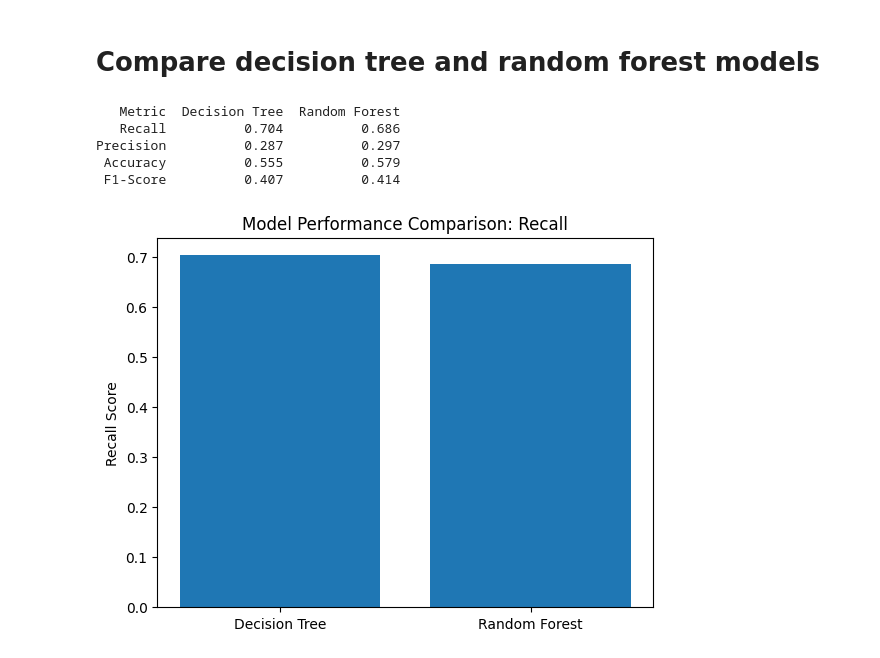
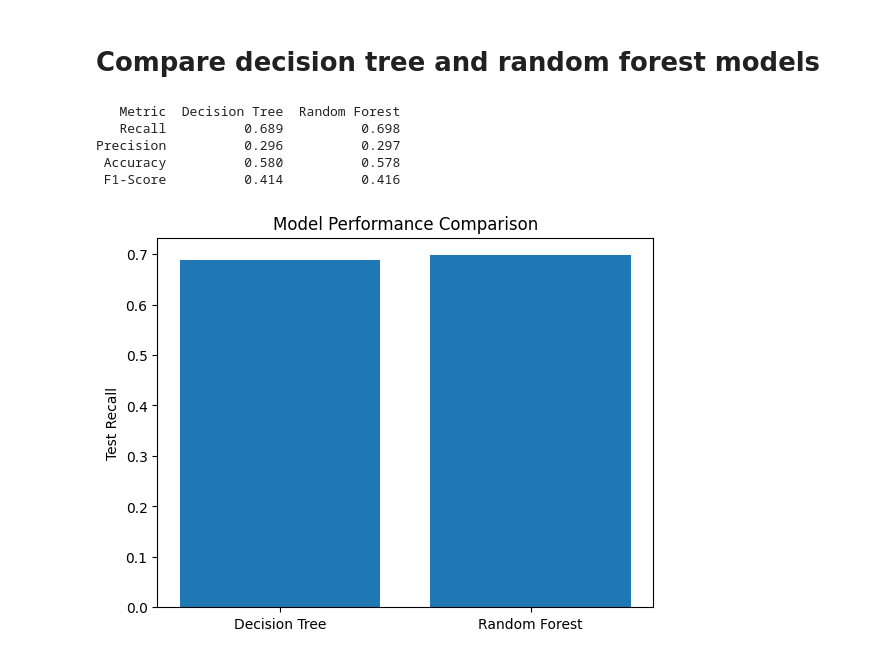
Before and after one commit to amylin1249/nypd-enforcement-gap, a Jupyter notebook: src/train_nonlinear_model.ipynb, the cells around one changed output. Saved outputs shown, nothing was run; the diff lists cells and outputs as text; code cells hidden in the pictures.

Commit message:
Updated model comparison for decision tree and random forest

```diff
--- a/src/train_nonlinear_model.ipynb
+++ b/src/train_nonlinear_model.ipynb
@@ -398,40 +402,42 @@ weighted avg       0.74      0.58      0.61      5238
 # %% [markdown]
 # Compare decision tree and random forest models
 # %%
+dt_y_pred = best_dt_model.predict(X_test)
+rf_y_pred = best_rf_model.predict(X_test)
+
 # Print out results for each of the models by the four metrics
 results = {
     "Metric": ["Recall", "Precision", "Accuracy", "F1-Score"],
     "Decision Tree": [
-        dt_grid_search.best_score_,
-        dt_grid_search.cv_results_["mean_test_precision"][dt_grid_search.best_index_],
-        dt_grid_search.cv_results_["mean_test_accuracy"][dt_grid_search.best_index_],
-        dt_grid_search.cv_results_["mean_test_f1"][dt_grid_search.best_index_],
+        recall_score(y_test, dt_y_pred),
+        precision_score(y_test, dt_y_pred),
+        accuracy_score(y_test, dt_y_pred),
+        f1_score(y_test, dt_y_pred),
     ],
     "Random Forest": [
-        rf_grid_search.best_score_,
-        rf_grid_search.cv_results_["mean_test_precision"][rf_grid_search.best_index_],
-        rf_grid_search.cv_results_["mean_test_accuracy"][rf_grid_search.best_index_],
-        rf_grid_search.cv_results_["mean_test_f1"][rf_grid_search.best_index_],
+        recall_score(y_test, rf_y_pred),
+        precision_score(y_test, rf_y_pred),
+        accuracy_score(y_test, rf_y_pred),
+        f1_score(y_test, rf_y_pred),
     ],
 }
 
 comparison_df = pd.DataFrame(results)
-
 print(comparison_df.to_string(index=False, float_format="%.3f"))
 
 # Plot recall results for the two models
 fig, ax = plt.subplots()
 bars = ax.bar(
     ["Decision Tree", "Random Forest"],
-    [dt_grid_search.best_score_, rf_grid_search.best_score_],
+    [recall_score(y_test, dt_y_pred), recall_score(y_test, rf_y_pred)],
 )
-ax.set_title("Model Performance Comparison: Recall")
-ax.set_ylabel("Recall")
+ax.set_title("Model Performance Comparison")
+ax.set_ylabel("Test Recall")
 plt.show()
 # %% [output]
    Metric  Decision Tree  Random Forest
-   Recall          0.704          0.686
-Precision          0.287          0.297
- Accuracy          0.555          0.579
- F1-Score          0.407          0.414
+   Recall          0.689          0.698
+Precision          0.296          0.297
+ Accuracy          0.580          0.578
+ F1-Score          0.414          0.416
-[figure, old version]
+[figure, new version]
```
Also changed, not shown: parts of 1 cell of this notebook, 2 other files.
